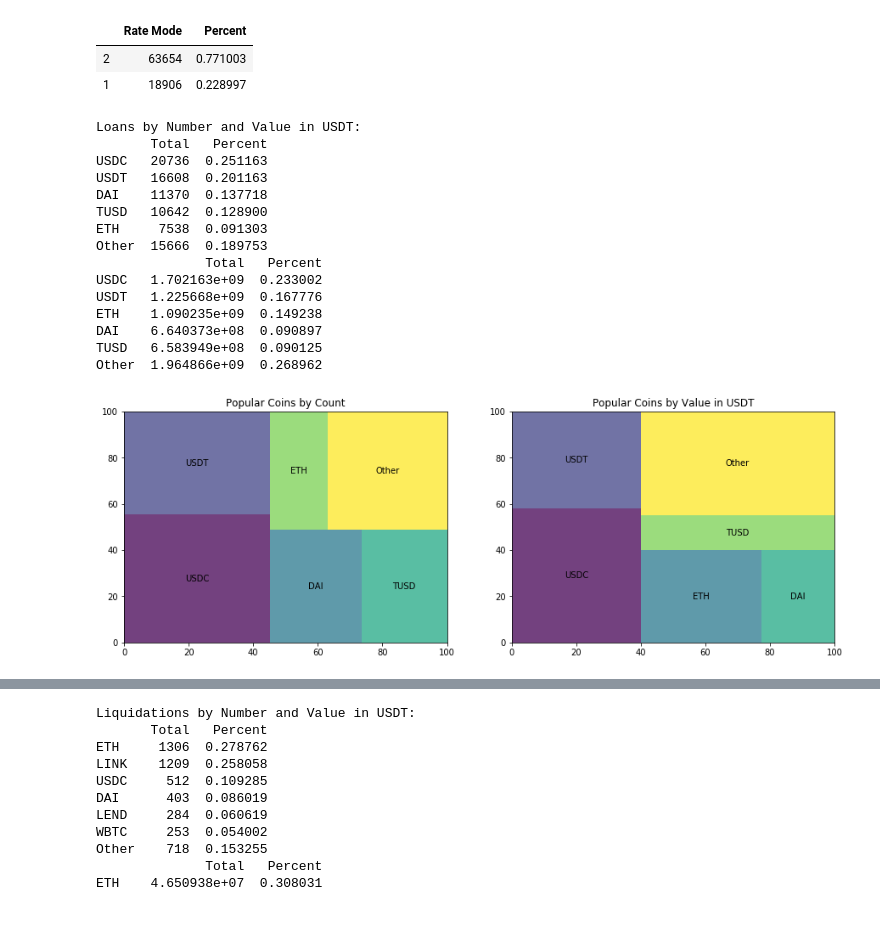
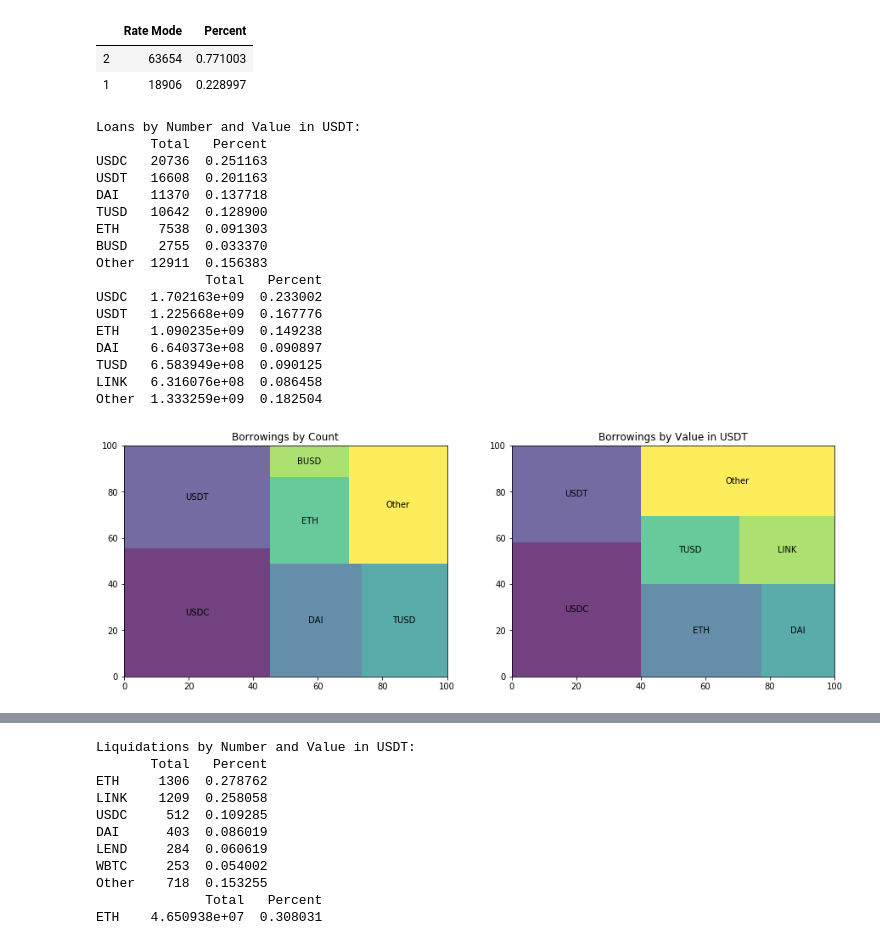
Before and after one commit to QuantLet/CP2P, a Jupyter notebook: CP2P_AAVEv1/CP2P_AAVEv1.ipynb, the cells around one changed output, grey strips where cells are left out. Saved outputs shown, nothing was run; the diff lists cells and outputs as text; code cells hidden in the pictures.

```diff
--- a/CP2P_AAVEv1/CP2P_AAVEv1.ipynb
+++ b/CP2P_AAVEv1/CP2P_AAVEv1.ipynb
@@ -105,7 +105,7 @@ pd.concat([interest, interest_share], axis=1, keys=['Rate Mode', 'Percent'])
 '''
 popular coins for borrowing
 '''
-n = 5
+n = 6
 
 # colormap for plots
 cmap = plt.get_cmap('viridis')
@@ -146,12 +146,14 @@ USDT   16608  0.201163
 DAI    11370  0.137718
 TUSD   10642  0.128900
 ETH     7538  0.091303
-Other  15666  0.189753
+BUSD    2755  0.033370
+Other  12911  0.156383
               Total   Percent
 USDC   1.702163e+09  0.233002
 USDT   1.225668e+09  0.167776
 ETH    1.090235e+09  0.149238
 DAI    6.640373e+08  0.090897
 TUSD   6.583949e+08  0.090125
-Other  1.964866e+09  0.268962
+LINK   6.316076e+08  0.086458
+Other  1.333259e+09  0.182504
 # %%
@@ -167,14 +169,14 @@ plt.close()
 # %%
 #plot both
 fig = plt.subplots(figsize=(15,5))
 plt.subplot(1, 2, 1)
-plt.title('Popular Coins by Count')
+plt.title('Borrowings by Count')
 squarify.plot(loans_summary.Total, label=loans_summary.index, color=col, alpha=0.75)
 
 plt.subplot(1, 2, 2)
-plt.title('Popular Coins by Value in USDT')
+plt.title('Borrowings by Value in USDT')
 squarify.plot(loans_summary2.Total, label=loans_summary2.index, color=col, alpha=0.75)
 
 plt.show()
 # %% [output]
-[figure, old version]
+[figure, new version]
```
Also changed, not shown: parts of 2 cells of this notebook, 11 other files.
